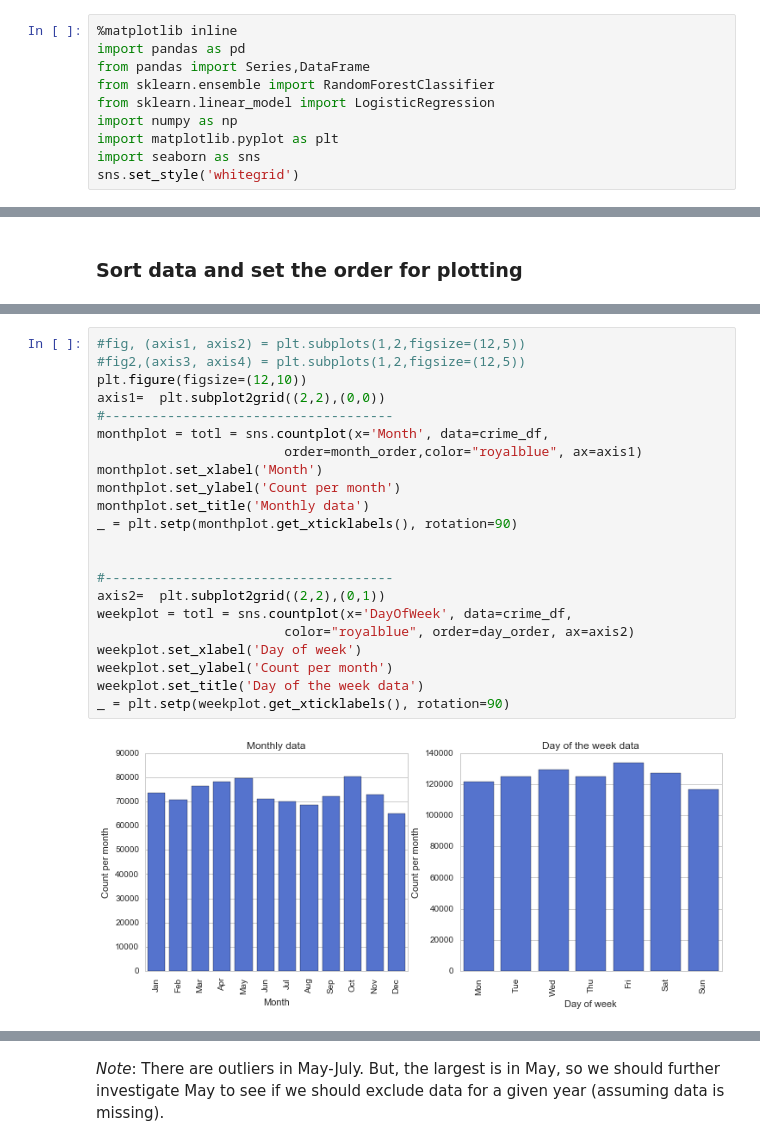
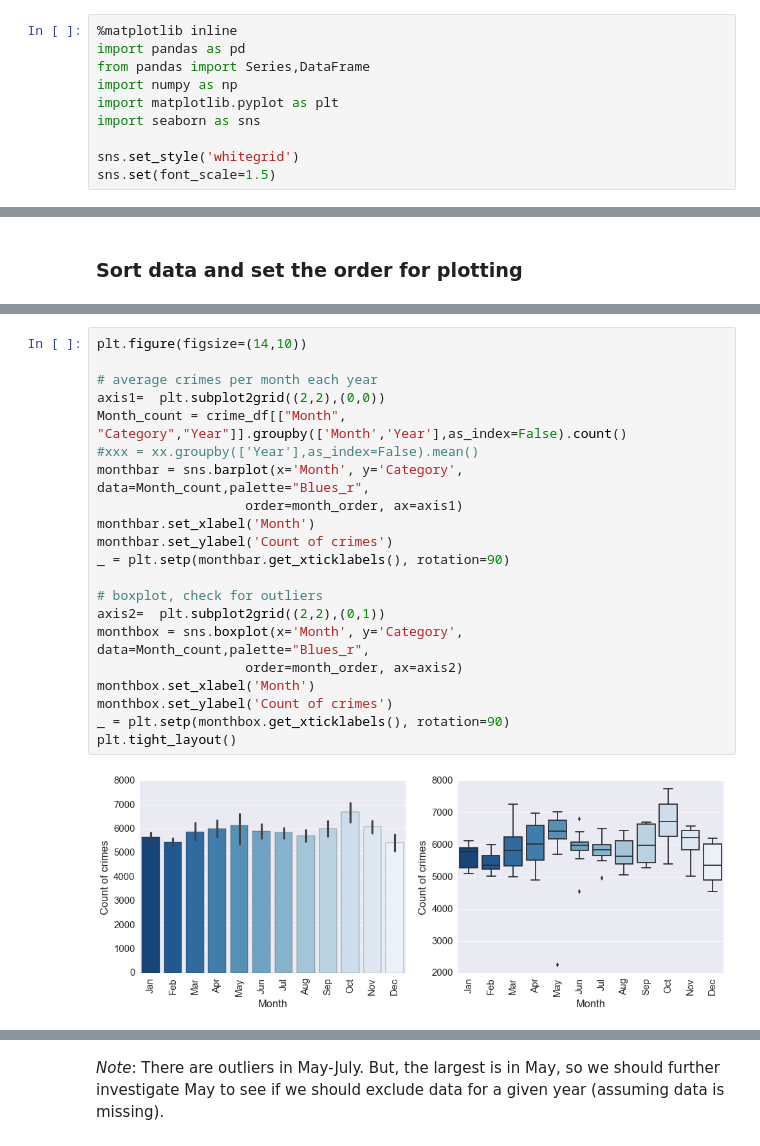
Before and after one commit to richkylet/kaggleChallenges, a Jupyter notebook: SF crime/_Viz_SanFranCrime.ipynb, the cells around one changed output, grey strips where cells are left out. Drawn from its saved outputs; the diff is of its cells as text.

```diff
--- a/SF crime/_Viz_SanFranCrime.ipynb
+++ b/SF crime/_Viz_SanFranCrime.ipynb
@@ -8,12 +8,12 @@ Download data here https://www.kaggle.com/c/sf-crime/data
 %matplotlib inline
 import pandas as pd
 from pandas import Series,DataFrame
-from sklearn.ensemble import RandomForestClassifier
-from sklearn.linear_model import LogisticRegression
 import numpy as np
 import matplotlib.pyplot as plt
 import seaborn as sns
+
 sns.set_style('whitegrid')
+sns.set(font_scale=1.5)
 # %% [markdown]
 ### Load data
 # %%
@@ -52,24 +57,23 @@ day_order=['Mon', 'Tue', 'Wed',
 # %%
-#fig, (axis1, axis2) = plt.subplots(1,2,figsize=(12,5))
-#fig2,(axis3, axis4) = plt.subplots(1,2,figsize=(12,5))
-plt.figure(figsize=(12,10))
+plt.figure(figsize=(14,10))
+
+# average crimes per month each year
 axis1=  plt.subplot2grid((2,2),(0,0))
-#-------------------------------------
-monthplot = totl = sns.countplot(x='Month', data=crime_df,
-                        order=month_order,color="royalblue", ax=axis1)
-monthplot.set_xlabel('Month')
-monthplot.set_ylabel('Count per month')
-monthplot.set_title('Monthly data')
-_ = plt.setp(monthplot.get_xticklabels(), rotation=90)
+Month_count = crime_df[["Month", "Category","Year"]].groupby(['Month','Year'],as_index=False).count()
+#xxx = xx.groupby(['Year'],as_index=False).mean()
+monthbar = sns.barplot(x='Month', y='Category', data=Month_count,palette="Blues_r",
+                   order=month_order, ax=axis1)
+monthbar.set_xlabel('Month')
+monthbar.set_ylabel('Count of crimes')
+_ = plt.setp(monthbar.get_xticklabels(), rotation=90)
 
-
-#-------------------------------------
+# boxplot, check for outliers
 axis2=  plt.subplot2grid((2,2),(0,1))
-weekplot = totl = sns.countplot(x='DayOfWeek', data=crime_df,
-                        color="royalblue", order=day_order, ax=axis2)
-weekplot.set_xlabel('Day of week')
-weekplot.set_ylabel('Count per month')
-weekplot.set_title('Day of the week data')
-_ = plt.setp(weekplot.get_xticklabels(), rotation=90)
+monthbox = sns.boxplot(x='Month', y='Category', data=Month_count,palette="Blues_r",
+                   order=month_order, ax=axis2)
+monthbox.set_xlabel('Month')
+monthbox.set_ylabel('Count of crimes')
+_ = plt.setp(monthbox.get_xticklabels(), rotation=90)
+plt.tight_layout()
 # %% [output]
-[figure, old version]
+[figure, new version]
```
Also changed, not shown: parts of 14 cells of this notebook.
